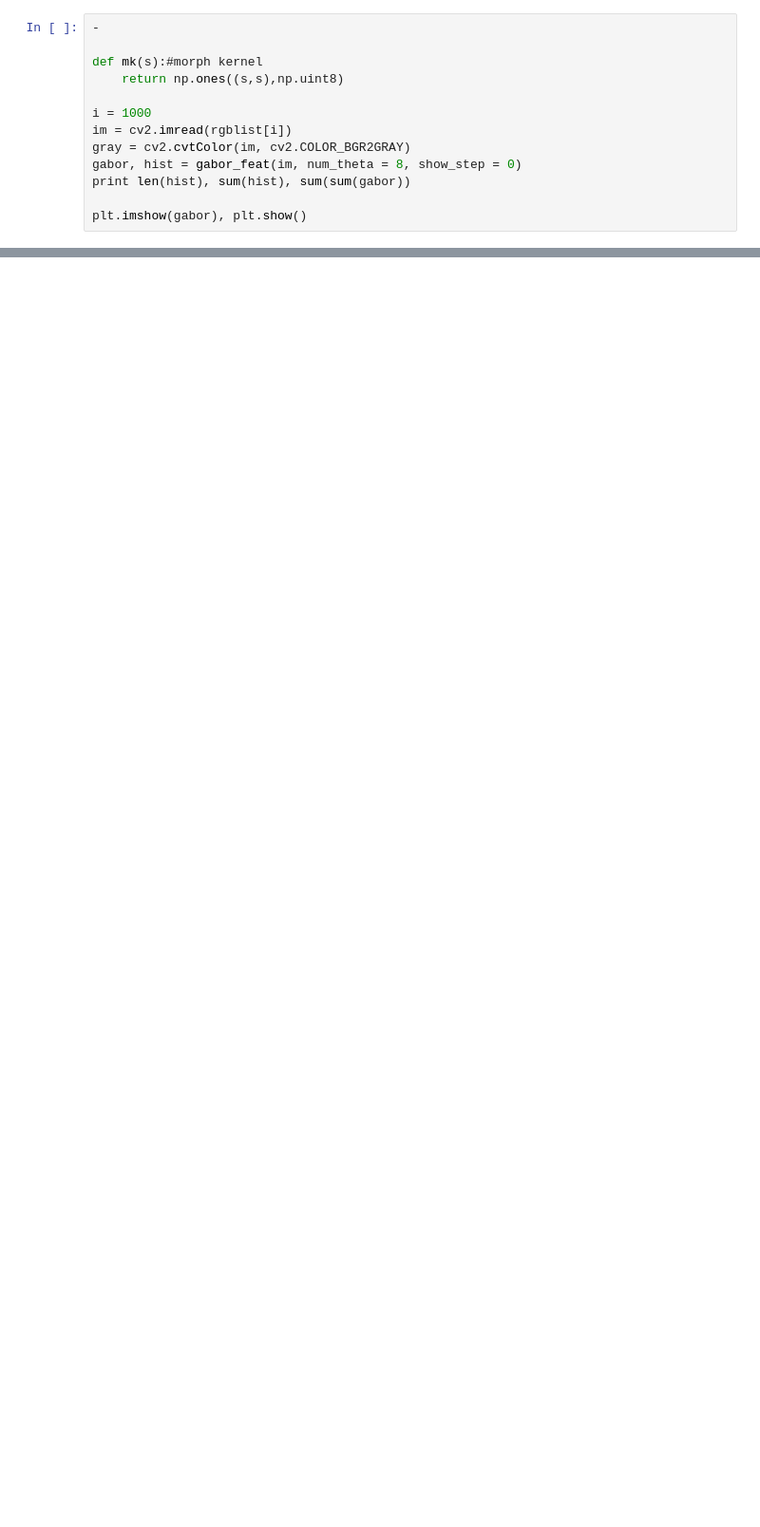
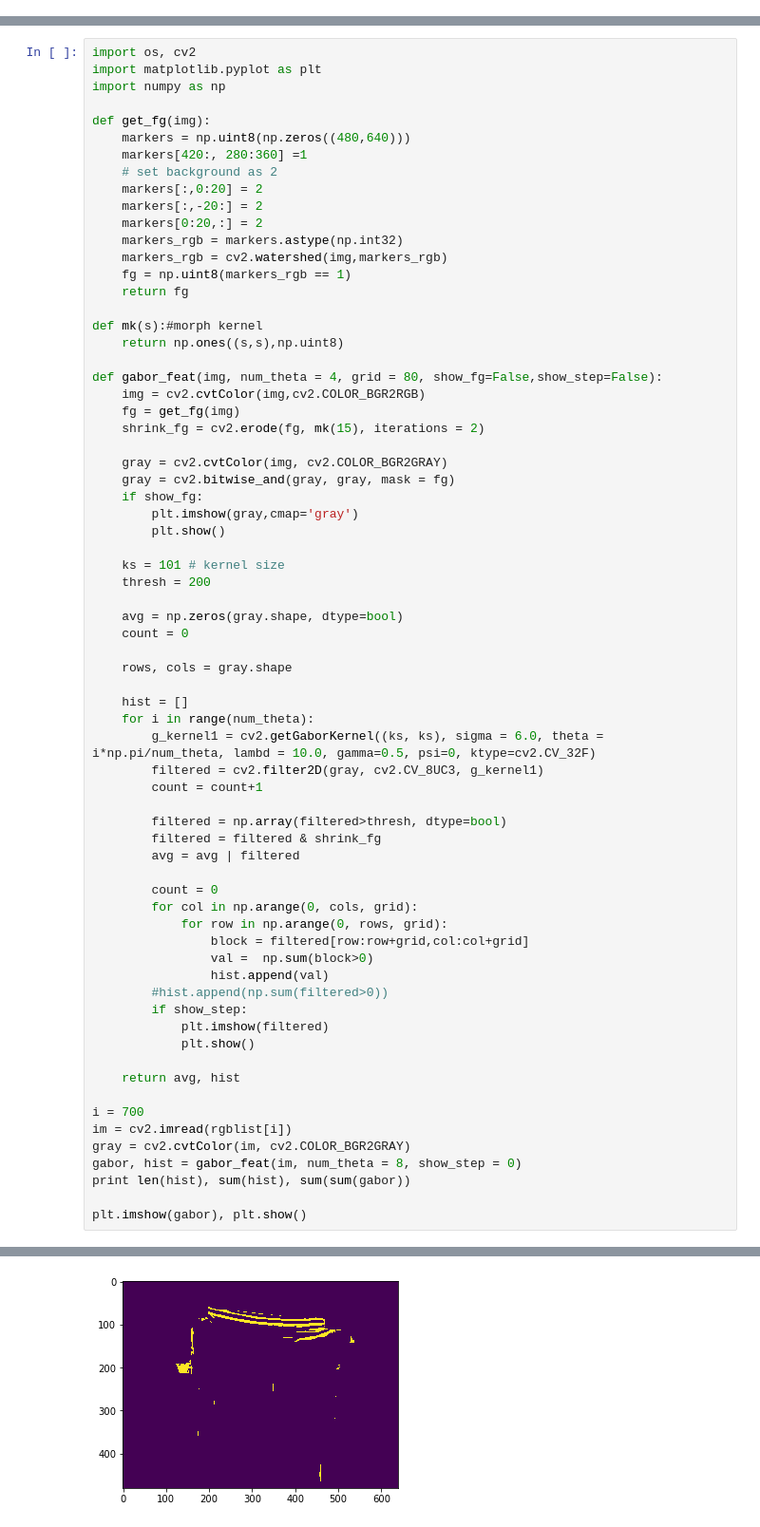
Before and after one commit to rmqlife/deformable, a Jupyter notebook: wrinkle_feature.ipynb, the cells around one changed output, grey strips where cells are left out. Shown at 95% size. Cells and saved outputs as stored; diff of their text form; blank space fills up the shorter version.

```diff
--- a/wrinkle_feature.ipynb
+++ b/wrinkle_feature.ipynb
@@ -94,13 +86,0 @@ print depthlist
-# %%
--
-
-def mk(s):#morph kernel
-    return np.ones((s,s),np.uint8)
-
-i = 1000
-im = cv2.imread(rgblist[i])
-gray = cv2.cvtColor(im, cv2.COLOR_BGR2GRAY)
-gabor, hist = gabor_feat(im, num_theta = 8, show_step = 0)
-print len(hist), sum(hist), sum(sum(gabor))
-
-plt.imshow(gabor), plt.show()
@@ -110,0 +87,70 @@ plt.imshow(gabor), plt.show()
+# %%
+import os, cv2
+import matplotlib.pyplot as plt
+import numpy as np
+
+def get_fg(img):
+    markers = np.uint8(np.zeros((480,640)))
+    markers[420:, 280:360] =1
+    # set background as 2
+    markers[:,0:20] = 2
+    markers[:,-20:] = 2
+    markers[0:20,:] = 2
+    markers_rgb = markers.astype(np.int32)
+    markers_rgb = cv2.watershed(img,markers_rgb)
+    fg = np.uint8(markers_rgb == 1)
+    return fg
+
+def mk(s):#morph kernel
+    return np.ones((s,s),np.uint8)
+
+def gabor_feat(img, num_theta = 4, grid = 80, show_fg=False,show_step=False):
+    img = cv2.cvtColor(img,cv2.COLOR_BGR2RGB)
+    fg = get_fg(img)
+    shrink_fg = cv2.erode(fg, mk(15), iterations = 2)
+
+    gray = cv2.cvtColor(img, cv2.COLOR_BGR2GRAY)
+    gray = cv2.bitwise_and(gray, gray, mask = fg)
+    if show_fg:
+        plt.imshow(gray,cmap='gray')
+        plt.show()
+
+    ks = 101 # kernel size
+    thresh = 200
+
+    avg = np.zeros(gray.shape, dtype=bool)
+    count = 0
+
+    rows, cols = gray.shape
+
+    hist = []
+    for i in range(num_theta):
+        g_kernel1 = cv2.getGaborKernel((ks, ks), sigma = 6.0, theta = i*np.pi/num_theta, lambd = 10.0, gamma=0.5, psi=0, ktype=cv2.CV_32F)
+        filtered = cv2.filter2D(gray, cv2.CV_8UC3, g_kernel1)
+        count = count+1
+
+        filtered = np.array(filtered>thresh, dtype=bool)
+        filtered = filtered & shrink_fg
+        avg = avg | filtered
+
+        count = 0
+        for col in np.arange(0, cols, grid):
+            for row in np.arange(0, rows, grid):
+                block = filtered[row:row+grid,col:col+grid]
+                val =  np.sum(block>0)
+                hist.append(val)
+        #hist.append(np.sum(filtered>0))
+        if show_step:
+            plt.imshow(filtered)
+            plt.show()
+
+    return avg, hist
+
+i = 700
+im = cv2.imread(rgblist[i])
+gray = cv2.cvtColor(im, cv2.COLOR_BGR2GRAY)
+gabor, hist = gabor_feat(im, num_theta = 8, show_step = 0)
+print len(hist), sum(hist), sum(sum(gabor))
+
+plt.imshow(gabor), plt.show()
+# %% [output]
@@ -110,0 +158 @@ plt.imshow(gabor), plt.show()
+[figure, added]
```
Also changed, not shown: parts of 7 cells of this notebook, 10 other files.
